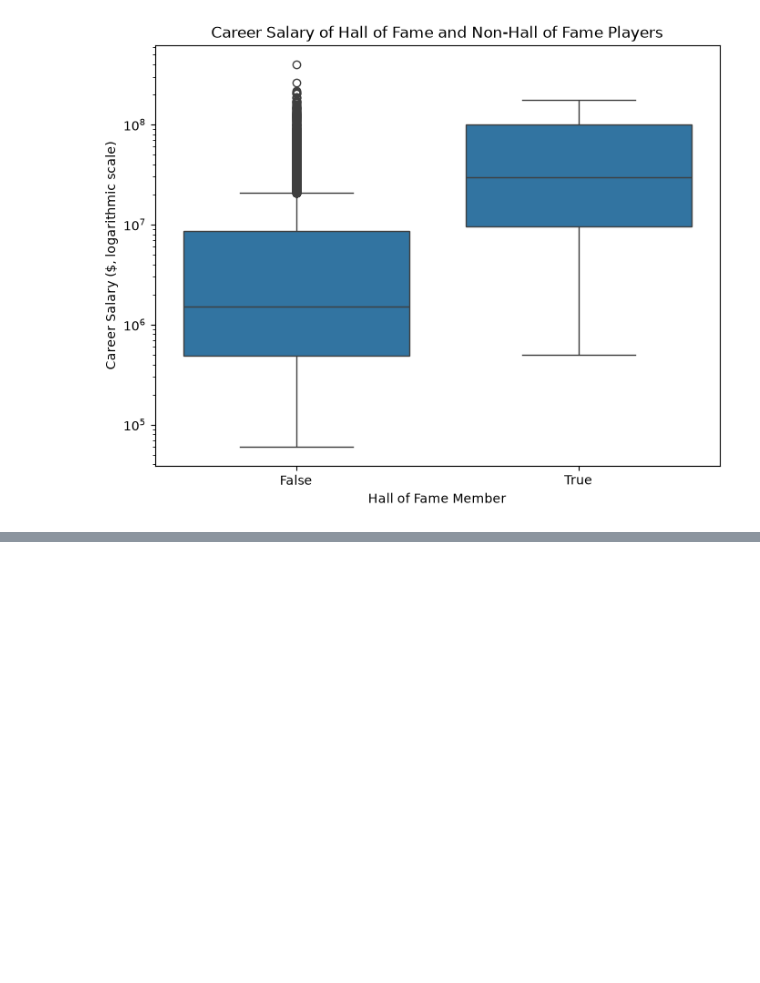
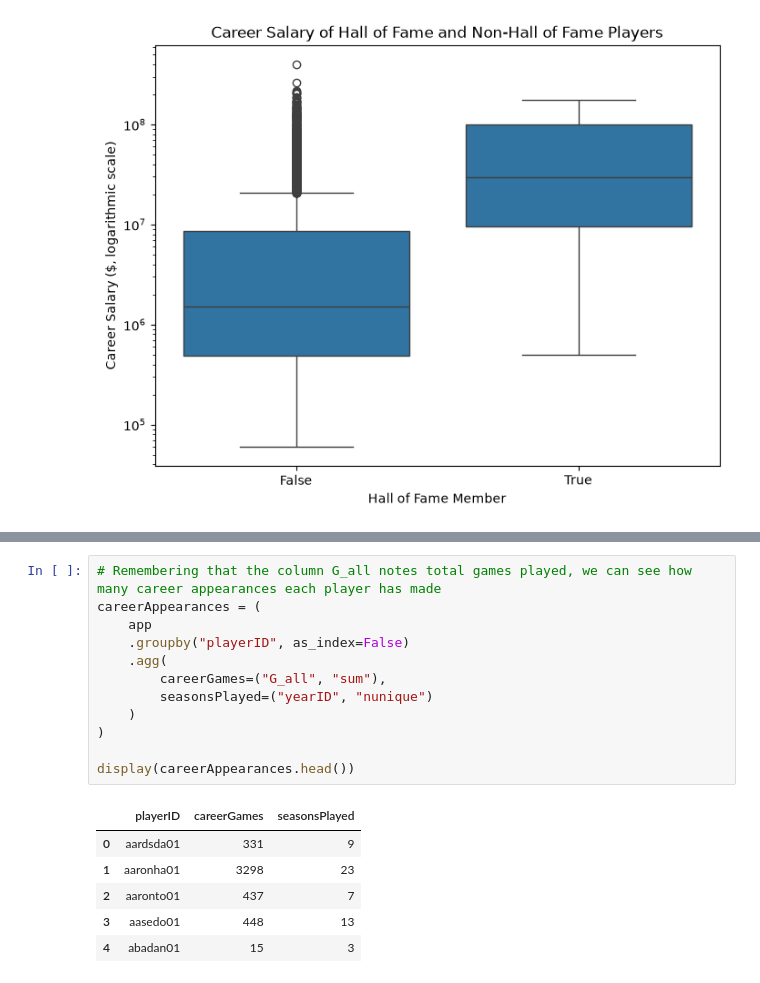
Before and after one commit to loudpugpug42/cs5830_project1, a Jupyter notebook: project1.ipynb, the cells around one changed output, grey strips where cells are left out. Drawn from its saved outputs; the diff is of its cells as text; blank space fills up the shorter version.

```diff
--- a/project1.ipynb
+++ b/project1.ipynb
@@ -161,0 +168,19 @@ plt.show()
+# %%
+# Remembering that the column G_all notes total games played, we can see how many career appearances each player has made
+careerAppearances = (
+    app
+    .groupby("playerID", as_index=False)
+    .agg(
+        careerGames=("G_all", "sum"),
+        seasonsPlayed=("yearID", "nunique")
+    )
+)
+
+display(careerAppearances.head())
+# %% [output]
+|  | playerID | careerGames | seasonsPlayed |
+| 0 | aardsda01 | 331 | 9 |
+| 1 | aaronha01 | 3298 | 23 |
+| 2 | aaronto01 | 437 | 7 |
+| 3 | aasedo01 | 448 | 13 |
+| 4 | abadan01 | 15 | 3 |
```
Also changed, not shown: parts of 8 cells of this notebook.
